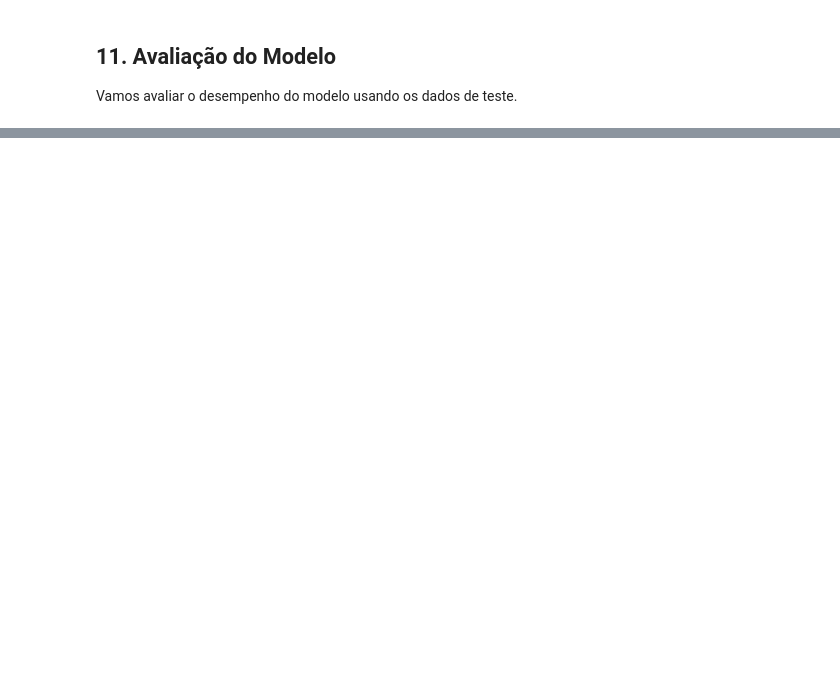
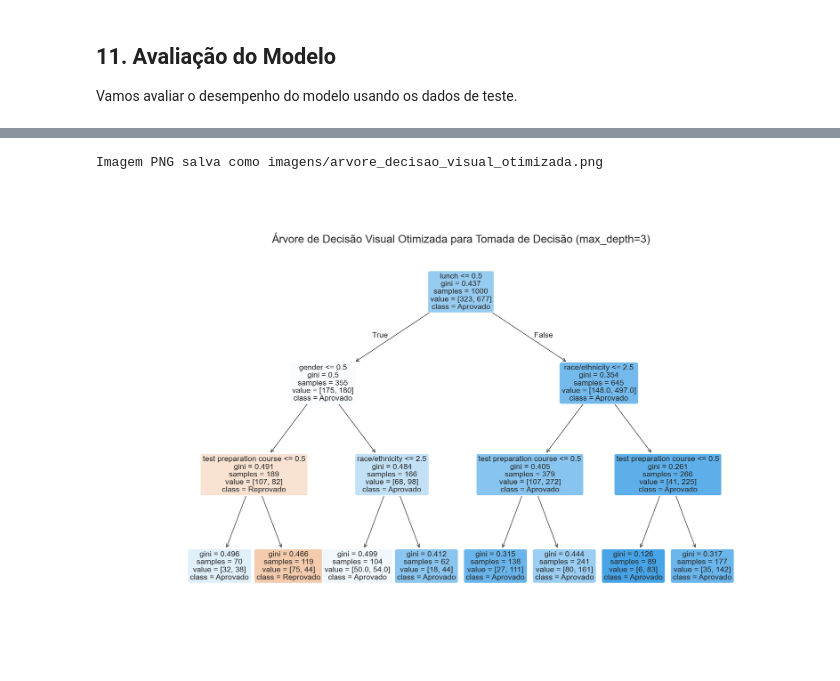
Before and after one commit to snowdutra/Machine-Learning, a Jupyter notebook: docs/arvore_decisao/students_performance_analysis.ipynb, the cells around one changed output, grey strips where cells are left out. Drawn from its saved outputs; the diff is of its cells as text; code cells hidden in the pictures; blank space fills up the shorter version.

Commit message:
finish arvore_decisao

```diff
--- a/docs/arvore_decisao/students_performance_analysis.ipynb
+++ b/docs/arvore_decisao/students_performance_analysis.ipynb
@@ -211,3 +222,10 @@ Exemplo de dados após codificação:
 | 2 | 0 | 1 | 3 | 1 | 1 | 90 | ... |
 | 3 | 1 | 0 | 0 | 0 | 1 | 47 | ... |
 | 4 | 1 | 2 | 4 | 1 | 1 | 76 | ... |
+# %%
+# Normalização das colunas de notas
+from sklearn.preprocessing import MinMaxScaler
+scaler = MinMaxScaler()
+df[['math score', 'reading score', 'writing score']] = scaler.fit_transform(df[['math score', 'reading score', 'writing score']])
+print('Exemplo de dados após normalização:')
+df.head()
@@ -316,0 +372,37 @@ O modelo de árvore de decisão mostrou-se interpretável e útil para identific
+# %%
+# Árvore de decisão visual otimizada para tomada de decisão
+from sklearn import tree
+import matplotlib.pyplot as plt
+import matplotlib
+matplotlib.use('Agg')
+import os
+from IPython.display import Image, display
+os.makedirs('docs/arvore_decisao/imagens', exist_ok=True)
+
+clf_otimizada = DecisionTreeClassifier(
+    max_depth=3,
+    min_samples_split=best_tree.get_params().get('min_samples_split', 2),
+    min_samples_leaf=best_tree.get_params().get('min_samples_leaf', 1),
+    max_features=best_tree.get_params().get('max_features', None),
+    random_state=42
+)
+clf_otimizada.fit(X_visu, y_visu)
+
+fig = plt.figure(figsize=(18, 12), dpi=120)
+tree.plot_tree(
+    clf_otimizada,
+    feature_names=X_visu.columns,
+    class_names=['Reprovado', 'Aprovado'],
+    filled=True,
+    rounded=True,
+    fontsize=14
+)
+plt.title('Árvore de Decisão Visual Otimizada para Tomada de Decisão (max_depth=3)', fontsize=20)
+plt.savefig('imagens/arvore_decisao_visual_otimizada.png')
+plt.close(fig)
+
+print('Imagem PNG salva como imagens/arvore_decisao_visual_otimizada.png')
+display(Image(filename='imagens/arvore_decisao_visual_otimizada.png'))
+# %% [output]
+Imagem PNG salva como imagens/arvore_decisao_visual_otimizada.png
+[figure, added]
```
Also changed, not shown: parts of 15 cells of this notebook, 12 other files.
